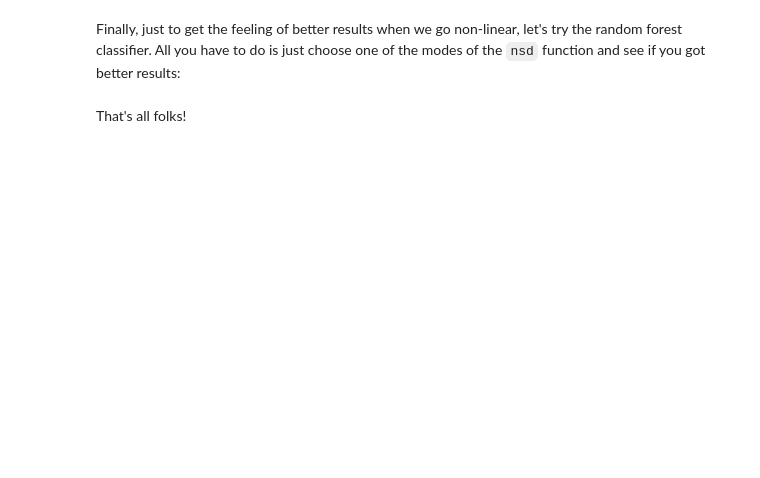
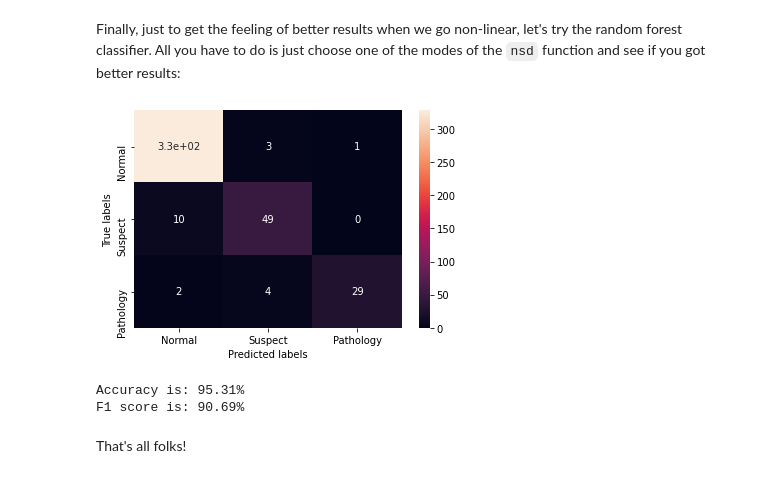
Before and after one commit to mlh-master/hw1_mlh-elinoy-matan, a Jupyter notebook: HW1.ipynb, the cells around one changed output. Saved outputs shown, nothing was run; the diff lists cells and outputs as text; code cells hidden in the pictures; blank space fills up the shorter version.

```diff
--- a/HW1.ipynb
+++ b/HW1.ipynb
@@ -483,17 +565,21 @@ As you can see, the features were non-linearly transformed simply by squaring ea
 Finally, just to get the feeling of better results when we go non-linear, let's try the random forest classifier. All you have to do is just choose one of the modes of the `nsd` function and see if you got better results:
 # %%
 from sklearn.ensemble import RandomForestClassifier as rfc
-mode =  # choose your method
+mode = 'standard' # choose your method
 clf = rfc(n_estimators=10)
 clf.fit(nsd(X_train, mode=mode), y_train)
 y_pred = clf.predict(nsd(X_test, mode=mode))
 cnf_matrix = metrics.confusion_matrix(y_test, y_pred)
 ax = plt.subplot()
 sns.heatmap(cnf_matrix, annot=True, xticklabels=['Normal', 'Suspect', 'Pathology'],
             yticklabels=['Normal', 'Suspect', 'Pathology'])
 ax.set(ylabel='True labels', xlabel='Predicted labels')
 plt.show()
 print("Accuracy is: " + str("{0:.2f}".format(100 * metrics.accuracy_score(y_test, y_pred))) + "%")
 print("F1 score is: " + str("{0:.2f}".format(100 * metrics.f1_score(y_test, y_pred, average='macro'))) + "%")
+# %% [output]
+[figure, added]
+Accuracy is: 95.31%
+F1 score is: 90.69%
 # %% [markdown]
 That's all folks!
```
Also changed, not shown: parts of 39 cells of this notebook, 2 other files.
